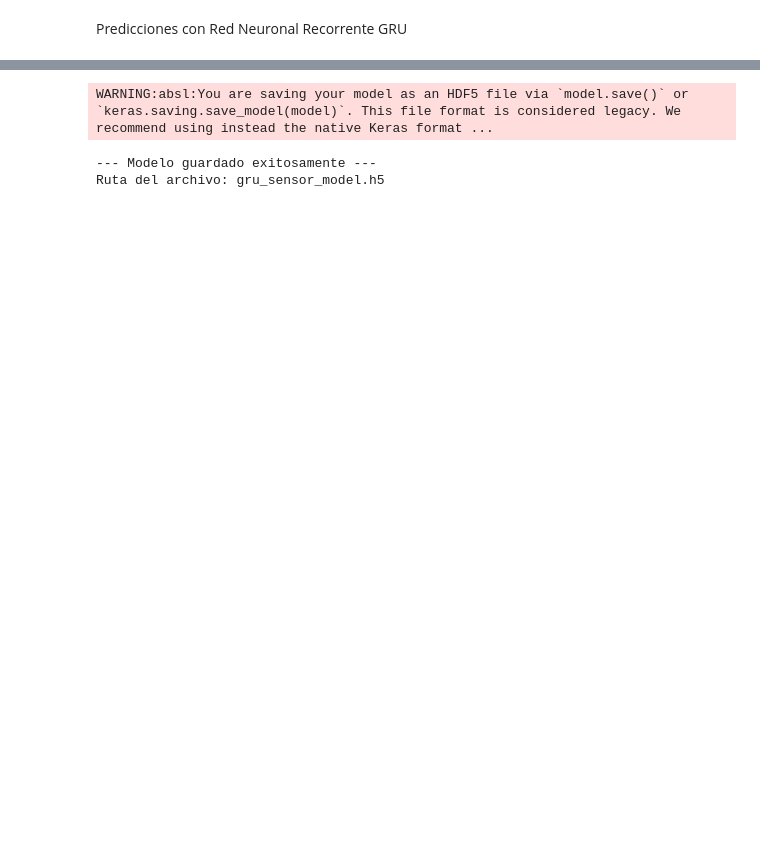
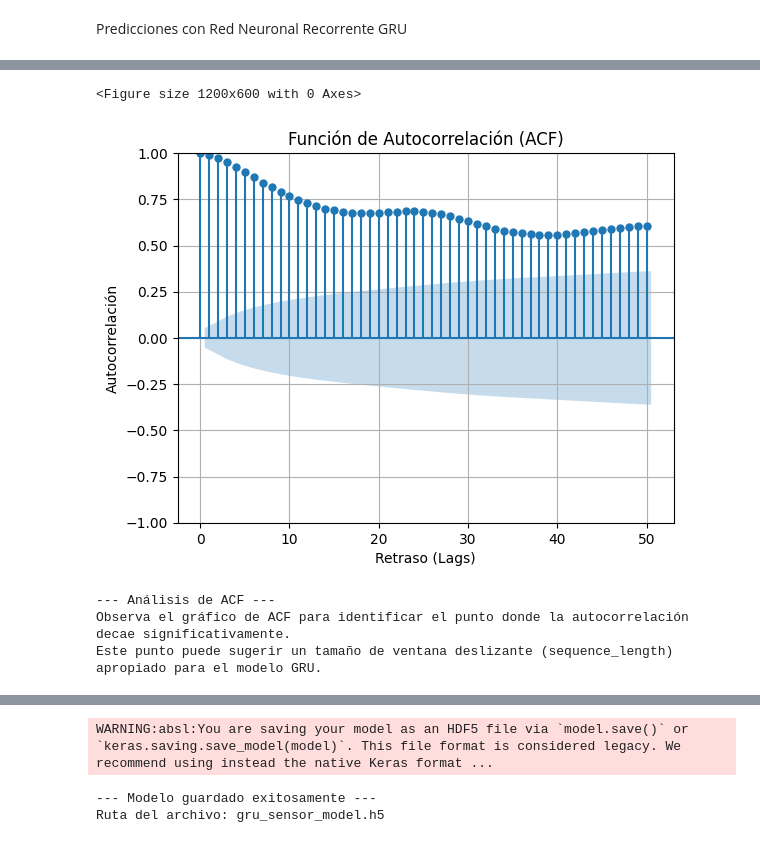
Before and after one commit to vneumannufprbr/TrabajosenPython, a Jupyter notebook: SenPredicSTGRUPresaOk.ipynb, the cells around one changed output, grey strips where cells are left out. Drawn from its saved outputs; the diff is of its cells as text; code cells hidden in the pictures; blank space fills up the shorter version.

```diff
--- a/SenPredicSTGRUPresaOk.ipynb
+++ b/SenPredicSTGRUPresaOk.ipynb
@@ -153,0 +68,30 @@ Tasa de aprendizaje: 0.001
+# %%
+# Análisis de la Función de Autocorrelación (ACF) para estimar la ventana deslizante
+from statsmodels.graphics.tsaplots import plot_acf
+import matplotlib.pyplot as plt
+
+# Seleccionamos la serie de tiempo a analizar (la columna 'valor_promedio' del sensor seleccionado)
+# Asegúrate de que df_sensor esté disponible y no esté vacío antes de ejecutar esto
+if not df_sensor.empty:
+    time_series_data = df_sensor['valor_promedio'].dropna() # Eliminar NaNs si los hay
+
+    # Trazar la función de autocorrelación
+    plt.figure(figsize=(12, 6))
+    plot_acf(time_series_data, lags=50) # Puedes ajustar 'lags' según la longitud de tu serie
+    plt.title('Función de Autocorrelación (ACF)')
+    plt.xlabel('Retraso (Lags)')
+    plt.ylabel('Autocorrelación')
+    plt.grid(True)
+    plt.show()
+
+    print("\n--- Análisis de ACF ---")
+    print("Observa el gráfico de ACF para identificar el punto donde la autocorrelación decae significativamente.")
+    print("Este punto puede sugerir un tamaño de ventana deslizante (sequence_length) apropiado para el modelo GRU.")
+else:
+    print("El DataFrame df_sensor está vacío. No se puede realizar el análisis de ACF.")
+# %% [output]
+<Figure size 1200x600 with 0 Axes>
+[figure, added]
+--- Análisis de ACF ---
+Observa el gráfico de ACF para identificar el punto donde la autocorrelación decae significativamente.
+Este punto puede sugerir un tamaño de ventana deslizante (sequence_length) apropiado para el modelo GRU.
```
Also changed, not shown: parts of 15 cells of this notebook.
